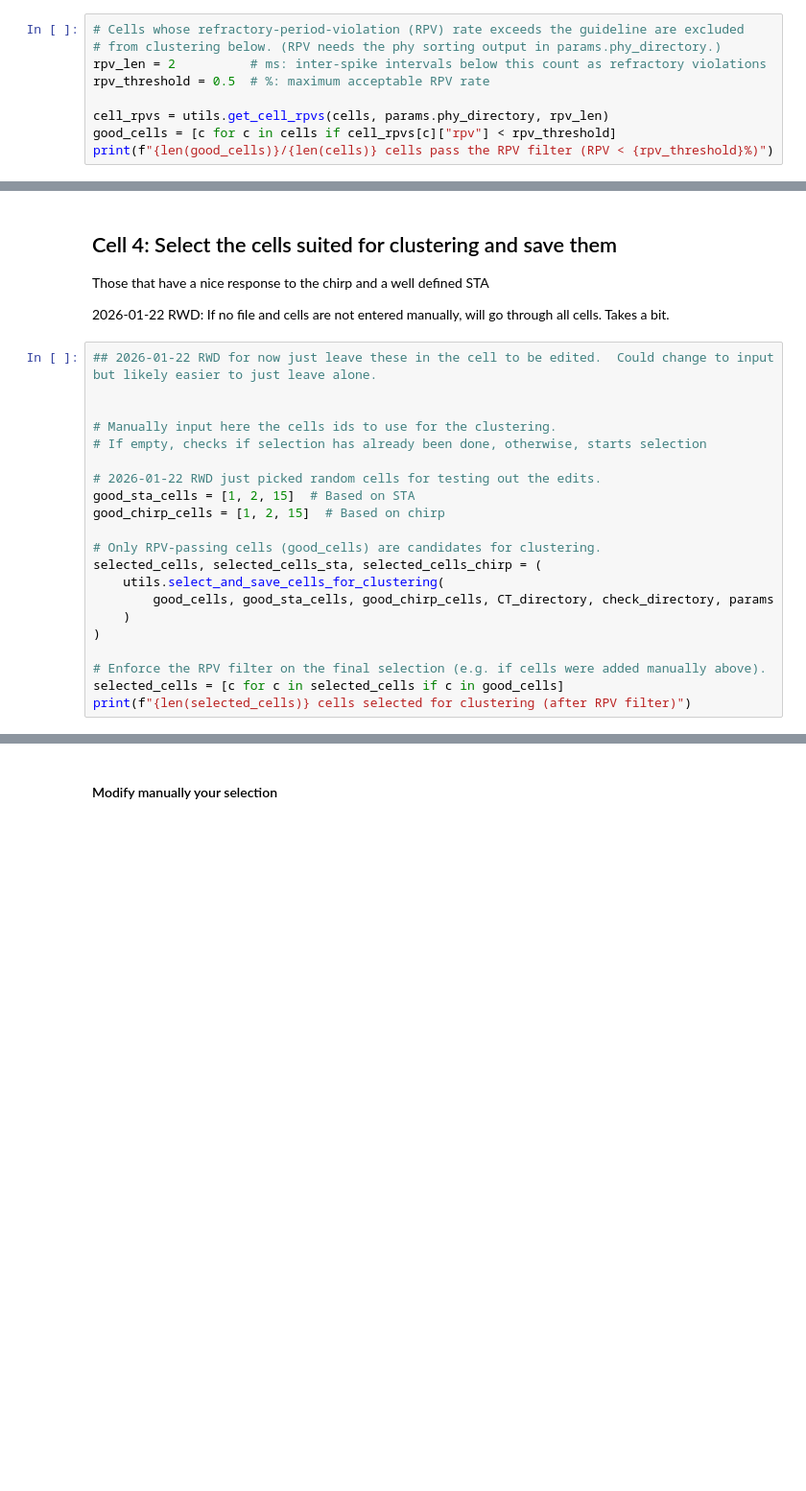
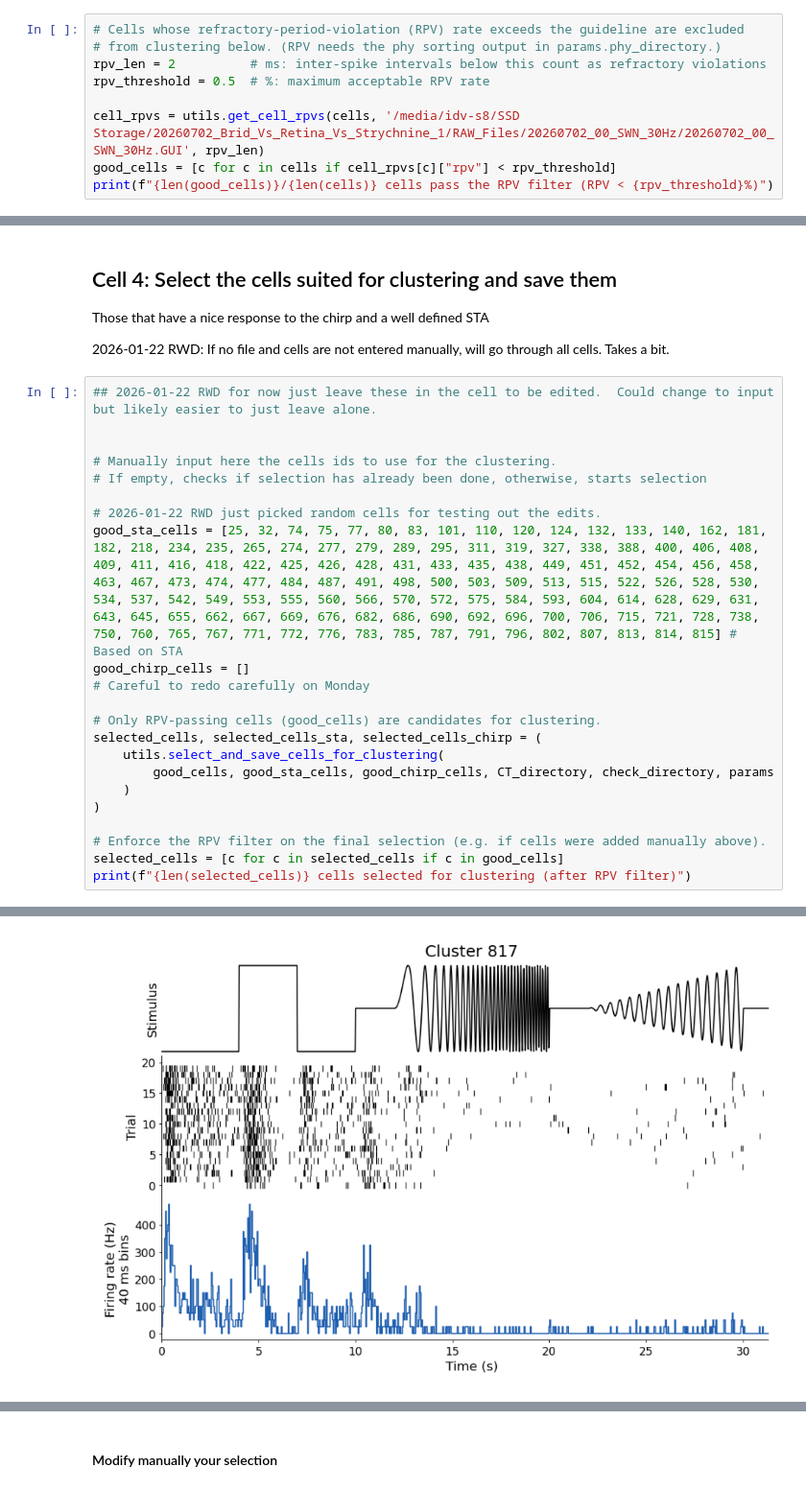
Before and after one commit to retinal-information-processing-lab/Standard_analysis_pipeline, a Jupyter notebook: 4-Chirp+Cell Typing.ipynb, the cells around one changed output, grey strips where cells are left out. Shown at 96% size. Saved outputs shown, nothing was run; the diff lists cells and outputs as text; blank space fills up the shorter version.

```diff
--- a/4-Chirp+Cell Typing.ipynb
+++ b/4-Chirp+Cell Typing.ipynb
@@ -64,7 +64,7 @@ Cells whose RPV exceeds the guideline are dropped from the clustering set (they
 rpv_len = 2          # ms: inter-spike intervals below this count as refractory violations
 rpv_threshold = 0.5  # %: maximum acceptable RPV rate
 
-cell_rpvs = utils.get_cell_rpvs(cells, params.phy_directory, rpv_len)
+cell_rpvs = utils.get_cell_rpvs(cells, '/media/idv-s8/SSD Storage/20260702_Brid_Vs_Retina_Vs_Strychnine_1/RAW_Files/20260702_00_SWN_30Hz/20260702_00_SWN_30Hz.GUI', rpv_len)
 good_cells = [c for c in cells if cell_rpvs[c]["rpv"] < rpv_threshold]
 print(f"{len(good_cells)}/{len(cells)} cells pass the RPV filter (RPV < {rpv_threshold}%)")
 # %% [output]
@@ -103,8 +103,9 @@ Those that have a nice response to the chirp and a well defined STA
 # If empty, checks if selection has already been done, otherwise, starts selection
 
 # 2026-01-22 RWD just picked random cells for testing out the edits.
-good_sta_cells = [1, 2, 15]  # Based on STA
-good_chirp_cells = [1, 2, 15]  # Based on chirp
+good_sta_cells = [25, 32, 74, 75, 77, 80, 83, 101, 110, 120, 124, 132, 133, 140, 162, 181, 182, 218, 234, 235, 265, 274, 277, 279, 289, 295, 311, 319, 327, 338, 388, 400, 406, 408, 409, 411, 416, 418, 422, 425, 426, 428, 431, 433, 435, 438, 449, 451, 452, 454, 456, 458, 463, 467, 473, 474, 477, 484, 487, 491, 498, 500, 503, 509, 513, 515, 522, 526, 528, 530, 534, 537, 542, 549, 553, 555, 560, 566, 570, 572, 575, 584, 593, 604, 614, 628, 629, 631, 643, 645, 655, 662, 667, 669, 676, 682, 686, 690, 692, 696, 700, 706, 715, 721, 728, 738, 750, 760, 765, 767, 771, 772, 776, 783, 785, 787, 791, 796, 802, 807, 813, 814, 815] # Based on STA
+good_chirp_cells = []
+# Careful to redo carefully on Monday
 
 # Only RPV-passing cells (good_cells) are candidates for clustering.
 selected_cells, selected_cells_sta, selected_cells_chirp = (
@@ -116,3 +117,4 @@ selected_cells, selected_cells_sta, selected_cells_chirp = (
 # Enforce the RPV filter on the final selection (e.g. if cells were added manually above).
 selected_cells = [c for c in selected_cells if c in good_cells]
 print(f"{len(selected_cells)} cells selected for clustering (after RPV filter)")
+# %% [output]
@@ -118,0 +122 @@ print(f"{len(selected_cells)} cells selected for clustering (after RPV filter)")
+[figure, added]
```
Also changed, not shown: parts of 12 cells of this notebook, 13 other files.
